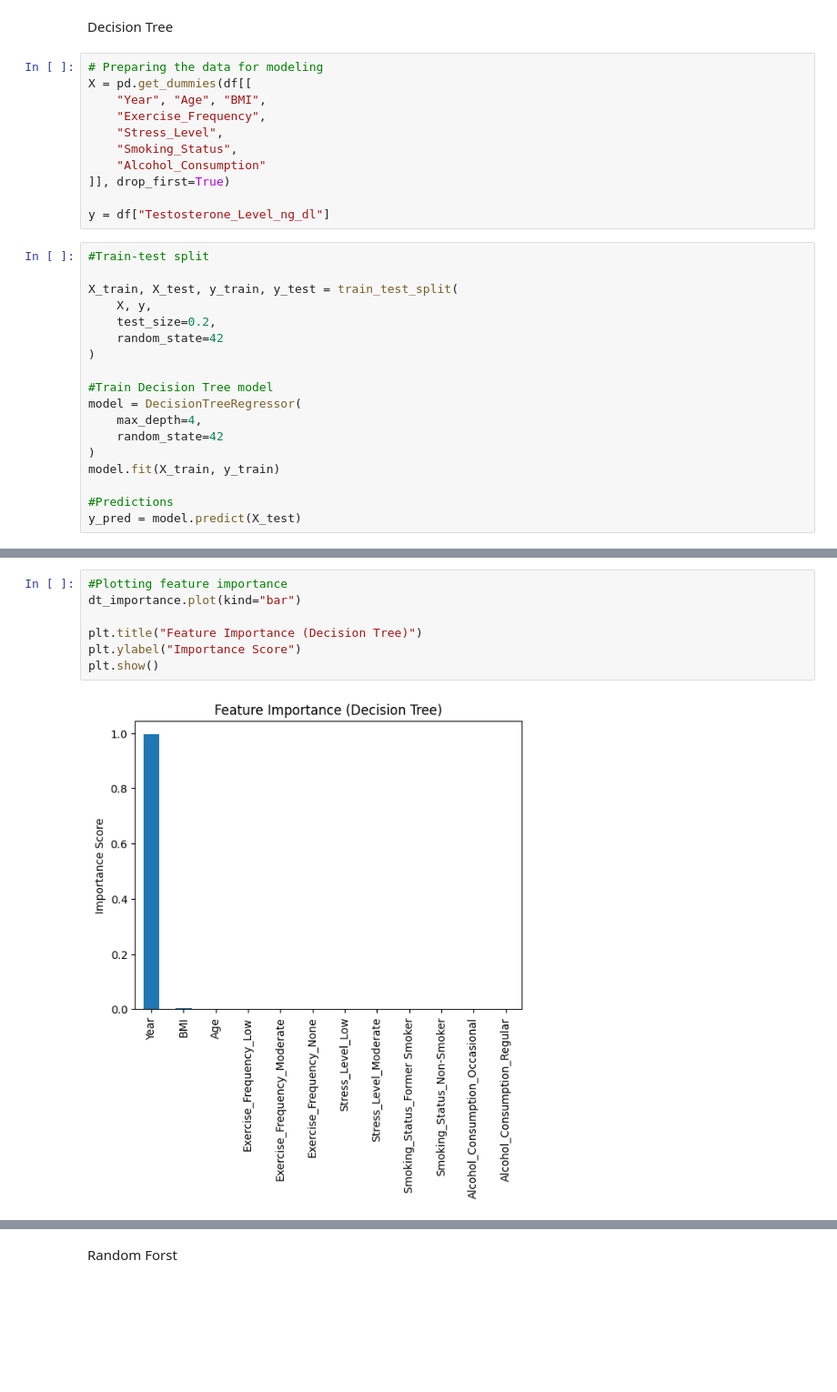
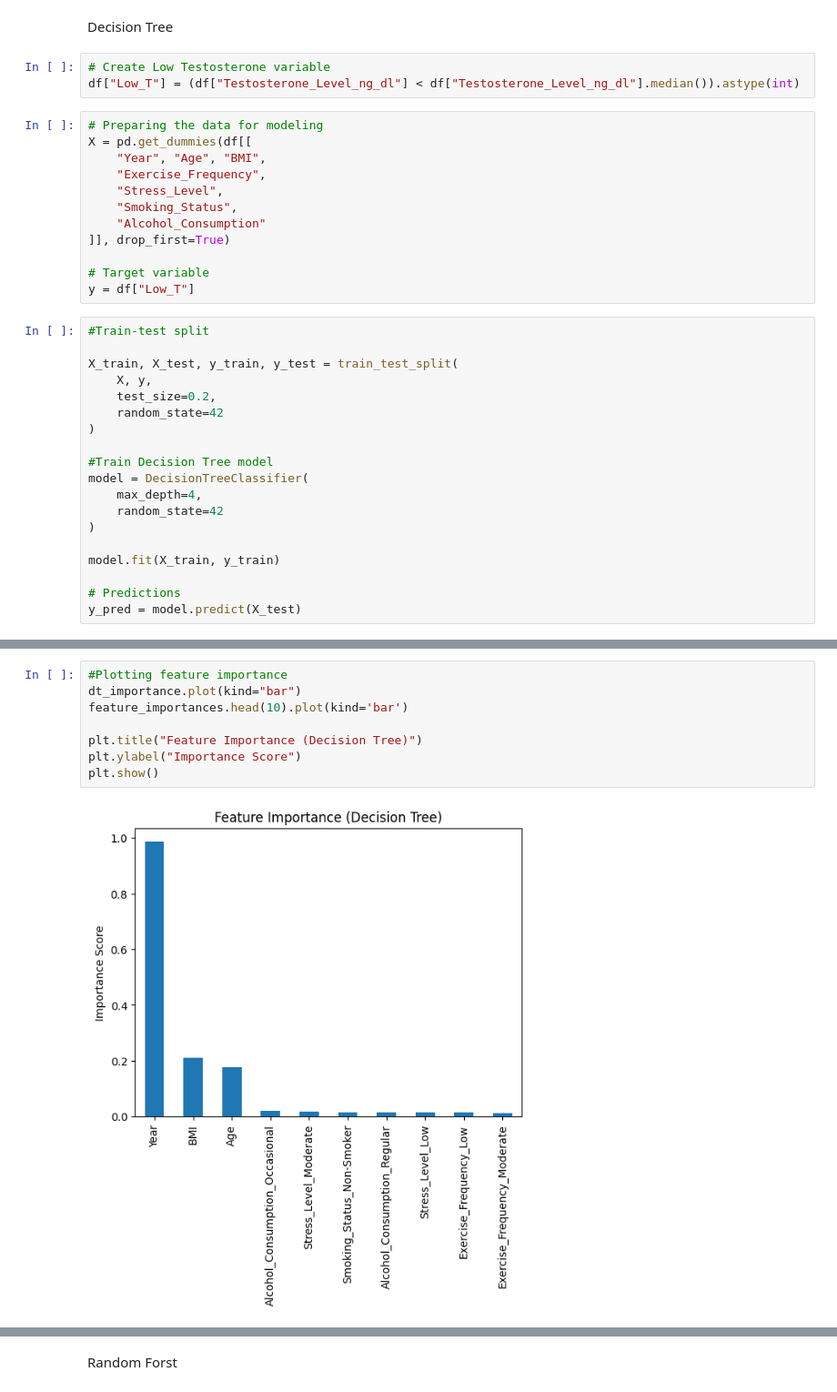
Before and after one commit to rjwright5/DTSC4302_GroupProject, a Jupyter notebook: Hormone Levels Trend.ipynb, the cells around one changed output, grey strips where cells are left out. Shown at 91% size. Saved outputs shown, nothing was run; the diff lists cells and outputs as text; blank space fills up the shorter version.

```diff
--- a/Hormone Levels Trend.ipynb
+++ b/Hormone Levels Trend.ipynb
@@ -200,6 +204,9 @@ plt.show()
 [figure]
 # %% [markdown]
 Decision Tree
+# %%
+# Create Low Testosterone variable
+df["Low_T"] = (df["Testosterone_Level_ng_dl"] < df["Testosterone_Level_ng_dl"].median()).astype(int)
 # %%
 # Preparing the data for modeling
 X = pd.get_dummies(df[[
@@ -210,7 +217,8 @@ X = pd.get_dummies(df[[
     "Alcohol_Consumption"
 ]], drop_first=True)
 
-y = df["Testosterone_Level_ng_dl"]
+# Target variable
+y = df["Low_T"]
 # %%
 #Train-test split
 
@@ -221,13 +229,14 @@ X_train, X_test, y_train, y_test = train_test_split(
 )
 
 #Train Decision Tree model
-model = DecisionTreeRegressor(
+model = DecisionTreeClassifier(
     max_depth=4,
     random_state=42
 )
+
 model.fit(X_train, y_train)
 
-#Predictions
+# Predictions
 y_pred = model.predict(X_test)
 # %%
 #Evaluation
@@ -275,9 +277,10 @@ dtype: float64
 # %%
 #Plotting feature importance
 dt_importance.plot(kind="bar")
+feature_importances.head(10).plot(kind='bar')
 
 plt.title("Feature Importance (Decision Tree)")
 plt.ylabel("Importance Score")
 plt.show()
 # %% [output]
-[figure, old version]
+[figure, new version]
```
Also changed, not shown: parts of 19 cells of this notebook.
